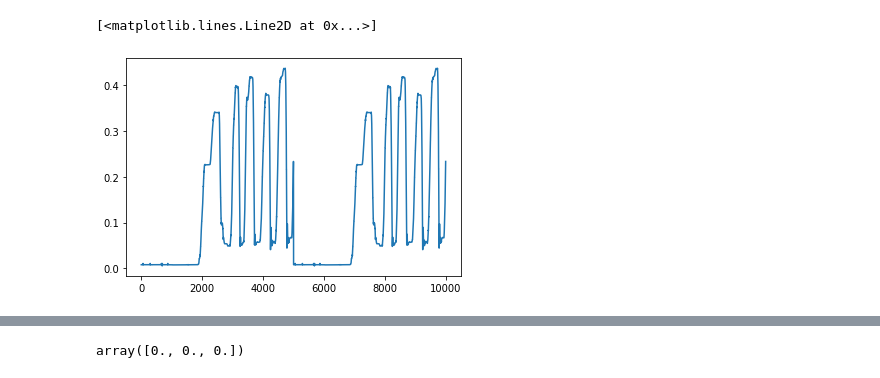
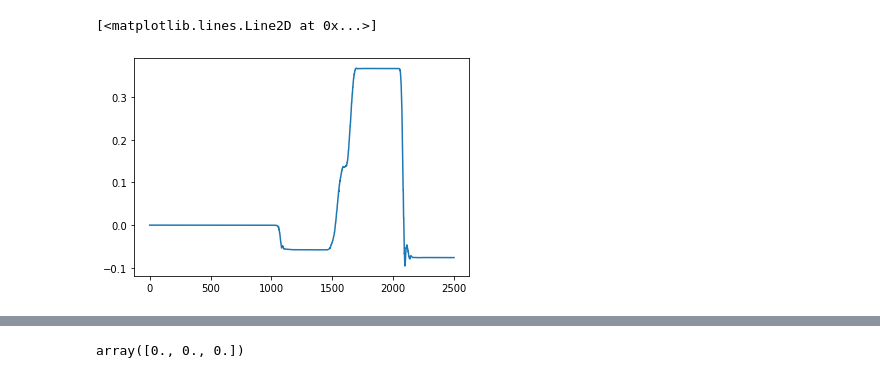
Before and after one commit to caoliheng/vicon_latency, a Jupyter notebook: plot.ipynb, the cells around one changed output, grey strips where cells are left out. Cells and saved outputs as stored; diff of their text form; code cells hidden in the pictures.

```diff
--- a/plot.ipynb
+++ b/plot.ipynb
@@ -27,0 +24,6 @@ idx: 0 fields: 11
+# %%
+# reader = DataReader('2021-06-29_09-48.mds')
+# reader = DataReader('2021-06-28_12-23-03.mds')
+# reader = DataReader('2021-06-29_15-44-18.mds')
+# reader = DataReader('2021-06-29_15-45-54.mds')
+reader = DataReader('2021-06-29_16-45-28.mds')
@@ -28,3 +33,2 @@ idx: 0 fields: 11
 # %%
-j = reader.data['joint_positions'][:,1]
-v = reader.data['vicon_leg_hr'][:,2]
+j = reader.data['joint_positions'][:, 7]
@@ -31,6 +44,7 @@ v = reader.data['vicon_leg_hr'][:,2]
 # %%
-j_scaled = -1*(j)
+s = slice(500, -1)
+j_scaled = (j[s]-j[s.start])
 plt.plot(j_scaled)
 # %% [output]
 [<matplotlib.lines.Line2D at 0x...>]
-[figure, old version]
+[figure, new version]
```
Also changed, not shown: parts of 25 cells of this notebook, 7 other files.
